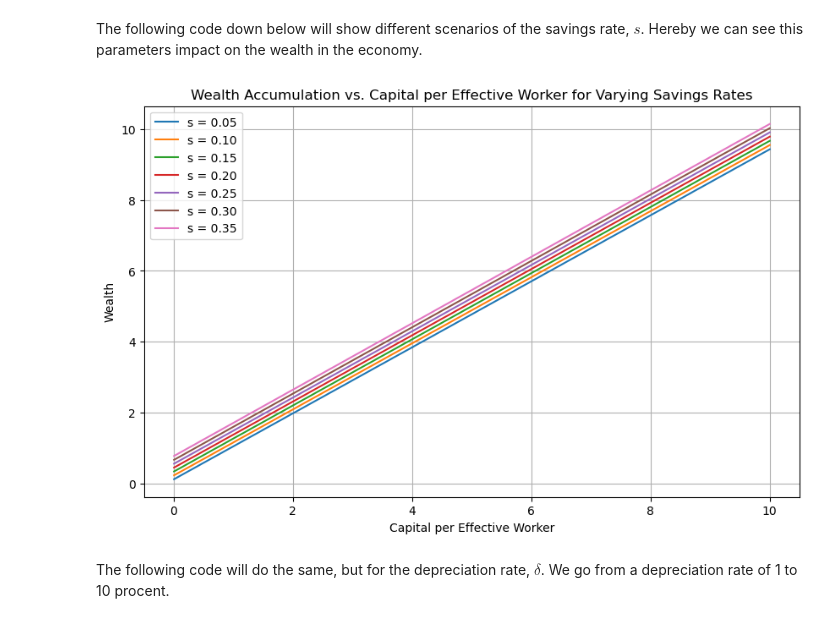
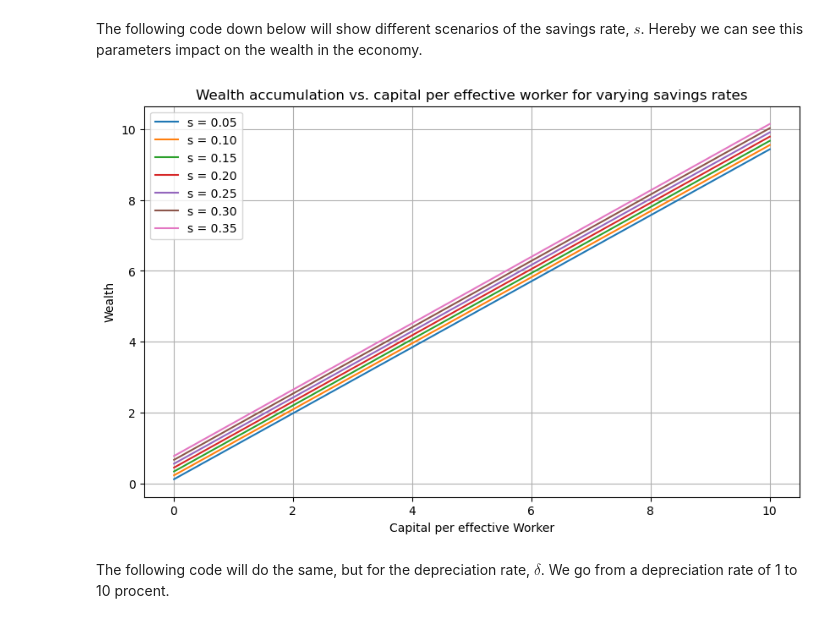
Before and after one commit to NumEconCopenhagen/projects-2024-andreas-og-magnus, a Jupyter notebook: modelproject/modelproject.ipynb, the cells around one changed output. Saved outputs shown, nothing was run; the diff lists cells and outputs as text; code cells hidden in the pictures.

```diff
--- a/modelproject/modelproject.ipynb
+++ b/modelproject/modelproject.ipynb
@@ -192,36 +192,36 @@ The following code down below will show different scenarios of the savings rate,
 # %%
 import numpy as np
 import matplotlib.pyplot as plt
 
 # Model parameters
 n = 0.02
 r = 0.02
 delta = 0.05
 wstar = 2.23  # Steady state wage
 
 # Function for wealth accumulation
 def wealth_accumulation(v, s, n, r, delta, wstar):
     return (s * wstar / (1 + n)) + ((1 - delta + s * r) / (1 + n)) * v
 
 # Define range for capital per effective worker (v)
 v_values = np.linspace(0.01, 10, 100)
 
 # Different savings rates for comparison
 s_values = np.linspace(0.05, 0.35, 7)  # From 5% to 35% savings rate
 
 plt.figure(figsize=(10, 6))
 for s in s_values:
     wealth_values = wealth_accumulation(v_values, s, n, r, delta, wstar)
     plt.plot(v_values, wealth_values, label=f's = {s:.2f}')
 
-plt.title('Wealth Accumulation vs. Capital per Effective Worker for Varying Savings Rates')
-plt.xlabel('Capital per Effective Worker')
+plt.title('Wealth accumulation vs. capital per effective worker for varying savings rates')
+plt.xlabel('Capital per effective Worker')
 plt.ylabel('Wealth')
 plt.legend()
 plt.grid(True)
 plt.show()
 # %% [output]
-[figure, old version]
+[figure, new version]
 # %% [markdown]
 The following code will do the same, but for the depreciation rate, $\delta$. We go from a depreciation rate of 1 to 10 procent.
 # %%
```
Also changed, not shown: parts of 2 cells of this notebook.
